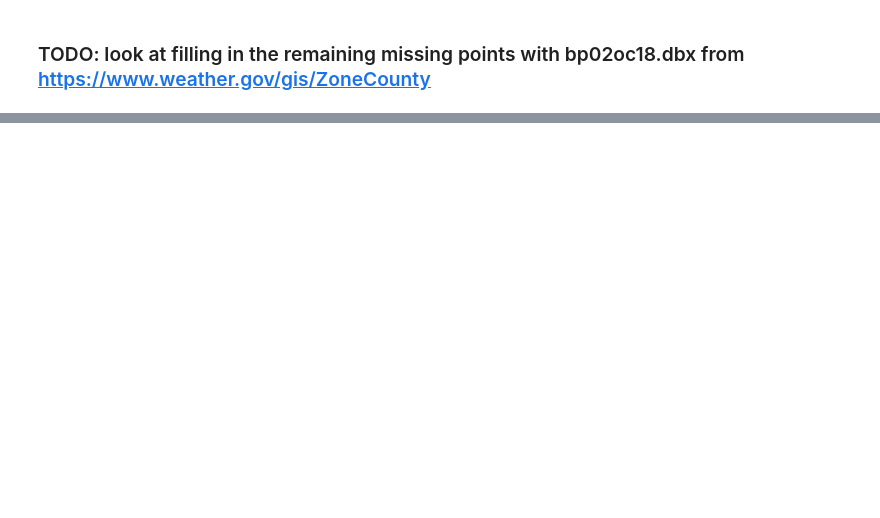
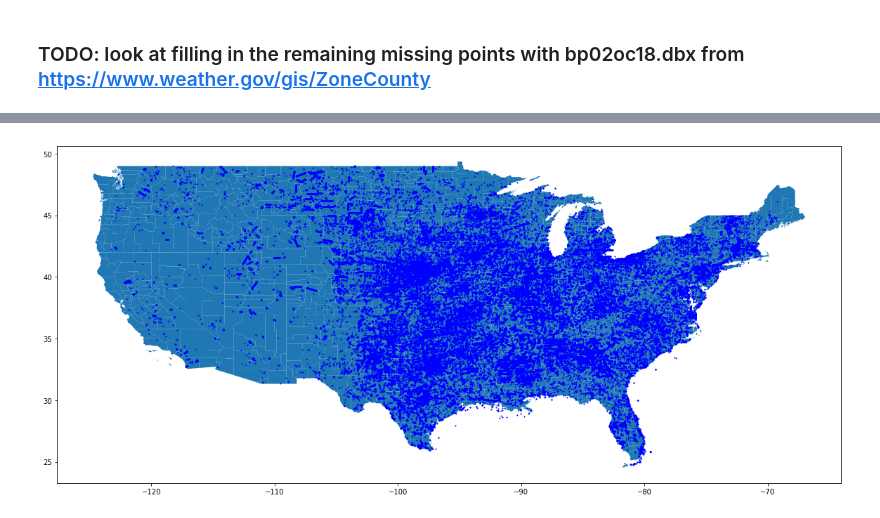
Before and after one commit to jonhartm/SI671_Project, a Jupyter notebook: SI671-Project.ipynb, the cells around one changed output, grey strips where cells are left out. Drawn from its saved outputs; the diff is of its cells as text; code cells hidden in the pictures; blank space fills up the shorter version.

```diff
--- a/SI671-Project.ipynb
+++ b/SI671-Project.ipynb
@@ -260,2 +272,0 @@ test_set = detail_data[
-# %%
-m = lil_matrix((5783,2460), dtype=np.int8)
@@ -349,0 +358,15 @@ mats['1996']['11']
+# %%
+us_county_map = gpd.read_file("data/shape/us_counties/cb_2017_us_county_500k.shp")
+us_county_map.STATEFP = us_county_map.STATEFP.astype(int)
+
+ax = us_county_map[
+    (us_county_map.STATEFP<60) &
+    (us_county_map.STATEFP!=2) &
+    (us_county_map.STATEFP!=15)
+].plot( figsize=(20,20))
+
+# We can now plot our GeoDataFrame.
+data.plot(ax=ax, markersize=1, color="blue")
+plt.show()
+# %% [output]
+[figure, added]
```
Also changed, not shown: parts of 30 cells of this notebook.
